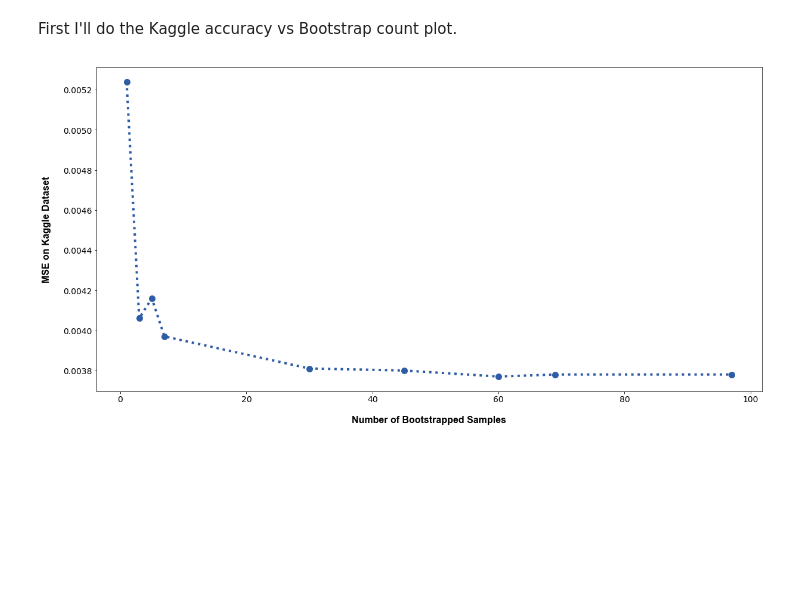
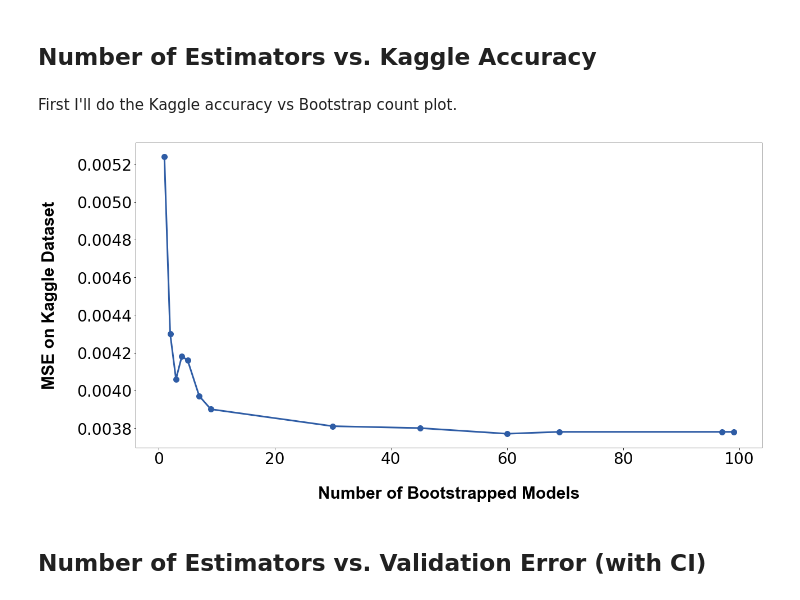
Before and after one commit to zhaozz-lab/iPercept, a Jupyter notebook: explore/PlotsEtc.ipynb, the cells around one changed output. Drawn from its saved outputs; the diff is of its cells as text; code cells hidden in the pictures; blank space fills up the shorter version.

Commit message:
final plotting

```diff
--- a/explore/PlotsEtc.ipynb
+++ b/explore/PlotsEtc.ipynb
@@ -1,3 +3,5 @@
+# %% [markdown]
+## Number of Estimators vs. Kaggle Accuracy
 # %% [markdown]
 First I'll do the Kaggle accuracy vs Bootstrap count plot.
 # %%
@@ -6,33 +10,35 @@ import matplotlib.pyplot as plt
 import seaborn as sns
 # %%
 # Data from Kaggle
-B = [1,3,5,7,30, 45, 60, 69, 97]
-kaggle_errors = [0.00524, 0.00406, 0.00416, 0.00397, 0.00381, 0.00380, 0.00377, 0.00378, 0.00378]
+B = [1, 2, 3, 4, 5,7, 9, 30, 45, 60, 69, 97, 99]
+kaggle_errors = [0.00524, 0.00430, 0.00406, 0.00418, 0.00416, 0.00397, 0.00390, 0.00381, 0.00380, 0.00377, 0.00378, 0.00378, 0.00378]
 # %%
 FONT = 'Arial'
 FONT_WEIGHT='bold'
-FONT_SIZE = 16
+FONT_SIZE = 30
 
 COLOR = '#2e5ca5'
 
-LINE_WIDTH = 4
+LINE_WIDTH = 3
 DOT_SIZE = 10
 # %%
 fig = plt.figure(figsize=(20,10))
 ax = fig.add_subplot(111)
 
 font_params = {'fontname':FONT, 'fontweight':FONT_WEIGHT, 'fontsize':FONT_SIZE, 'labelpad': FONT_SIZE + 4}
 
-ax.set_xlabel('Number of Bootstrapped Samples', **font_params)
+ax.set_xlabel('Number of Bootstrapped Models', **font_params)
 ax.set_ylabel('MSE on Kaggle Dataset', **font_params)
 
-plt.plot(B, kaggle_errors, ls='dotted', color=COLOR, markersize=DOT_SIZE, marker='o', linewidth=LINE_WIDTH)
+plt.plot(B, kaggle_errors, ls='-', color=COLOR, markersize=DOT_SIZE, marker='o', linewidth=LINE_WIDTH)
 
 # Tick Size is 2 smaller than font size
 for tick in ax.xaxis.get_major_ticks() + ax.yaxis.get_major_ticks():
     tick.label.set_fontsize(FONT_SIZE-2)
 
 plt.savefig('test_boot_plot.eps', format='eps', dpi=1000)
 plt.show()
 # %% [output]
-[figure, old version]
+[figure, new version]
+# %% [markdown]
+## Number of Estimators vs. Validation Error (with CI)
```
Also changed, not shown: parts of 14 cells of this notebook, 14 other files.
